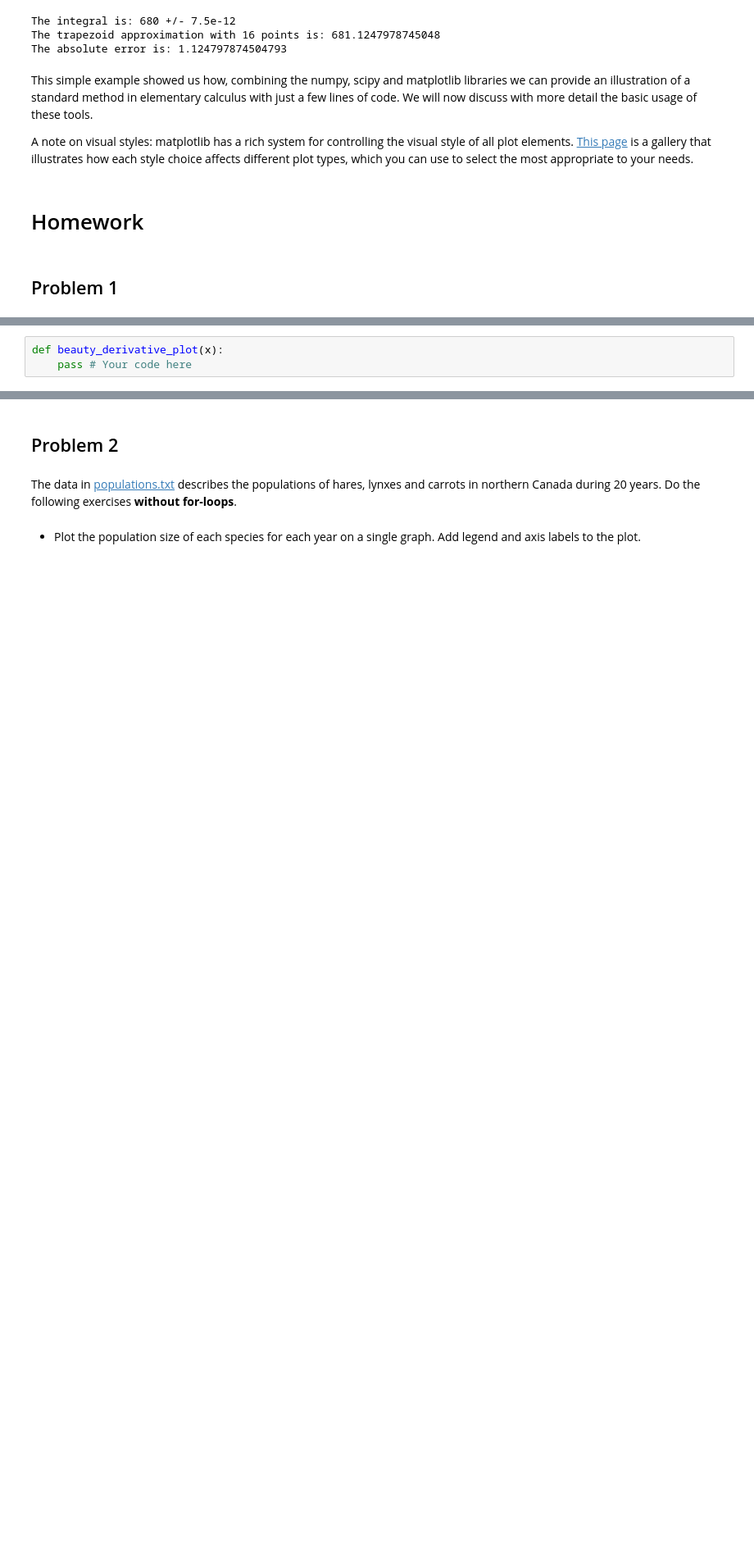
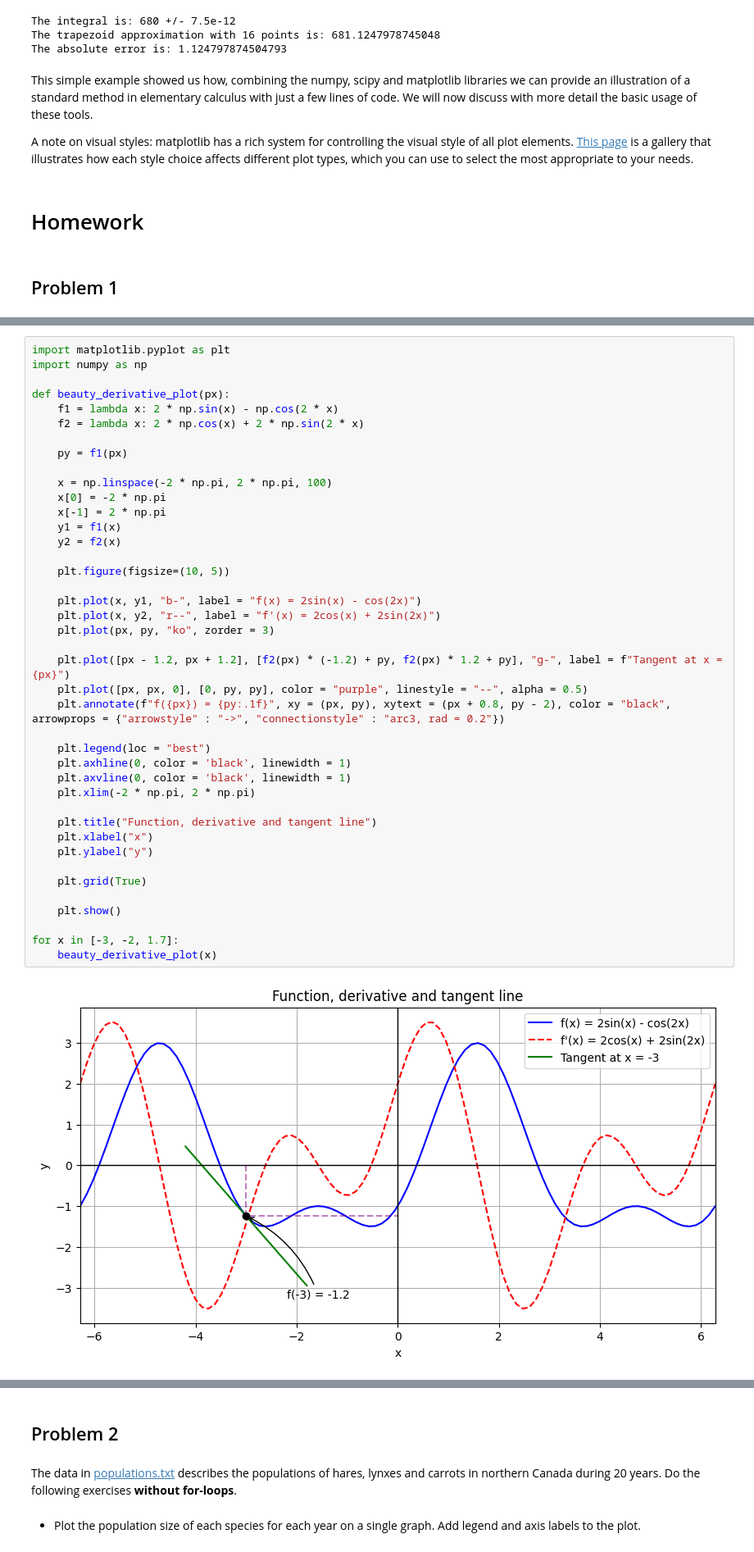
Before and after one commit to BerkimbaevRenat/Statprak, a Jupyter notebook: homework2/2_numpy+matplotlib.ipynb, the cells around one changed output, grey strips where cells are left out. Shown at 82% size. Drawn from its saved outputs; the diff is of its cells as text; blank space fills up the shorter version.

````diff
--- a/homework2/2_numpy+matplotlib.ipynb
+++ b/homework2/2_numpy+matplotlib.ipynb
@@ -799,6 +799,46 @@ beauty_derivative_plot(-2)
 beauty_derivative_plot(1.7)
 ```
 <img src="https://i.ibb.co/TBmLXg2h/tangent-line-1-7.png" width="600"/>
-# %%
-def beauty_derivative_plot(x):
-    pass # Your code here
+# %%
+import matplotlib.pyplot as plt
+import numpy as np
+
+def beauty_derivative_plot(px):
+    f1 = lambda x: 2 * np.sin(x) - np.cos(2 * x)
+    f2 = lambda x: 2 * np.cos(x) + 2 * np.sin(2 * x)
+
+    py = f1(px)
+
+    x = np.linspace(-2 * np.pi, 2 * np.pi, 100)
+    x[0] = -2 * np.pi
+    x[-1] = 2 * np.pi
+    y1 = f1(x)
+    y2 = f2(x)
+
+    plt.figure(figsize=(10, 5))
+
+    plt.plot(x, y1, "b-", label = "f(x) = 2sin(x) - cos(2x)")
+    plt.plot(x, y2, "r--", label = "f'(x) = 2cos(x) + 2sin(2x)")
+    plt.plot(px, py, "ko", zorder = 3)
+
+    plt.plot([px - 1.2, px + 1.2], [f2(px) * (-1.2) + py, f2(px) * 1.2 + py], "g-", label = f"Tangent at x = {px}")
+    plt.plot([px, px, 0], [0, py, py], color = "purple", linestyle = "--", alpha = 0.5)
+    plt.annotate(f"f({px}) = {py:.1f}", xy = (px, py), xytext = (px + 0.8, py - 2), color = "black", arrowprops = {"arrowstyle" : "->", "connectionstyle" : "arc3, rad = 0.2"})
+
+    plt.legend(loc = "best")
+    plt.axhline(0, color = 'black', linewidth = 1)
+    plt.axvline(0, color = 'black', linewidth = 1)
+    plt.xlim(-2 * np.pi, 2 * np.pi)
+
+    plt.title("Function, derivative and tangent line")
+    plt.xlabel("x")
+    plt.ylabel("y")
+
+    plt.grid(True)
+
+    plt.show()
+
+for x in [-3, -2, 1.7]:
+    beauty_derivative_plot(x)
+# %% [output]
+[figure, added]
````
Also changed, not shown: parts of 9 cells of this notebook, 1 other file.
